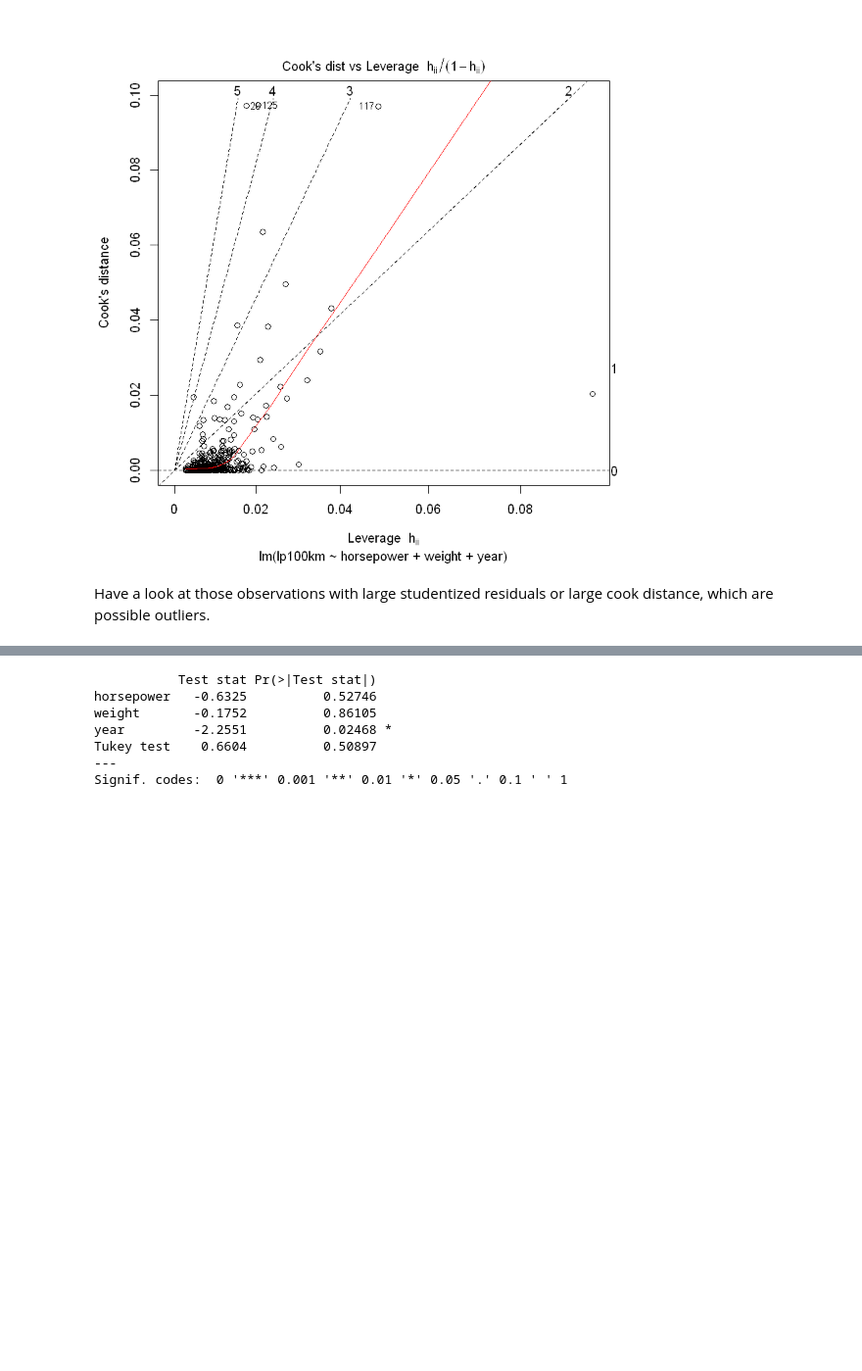
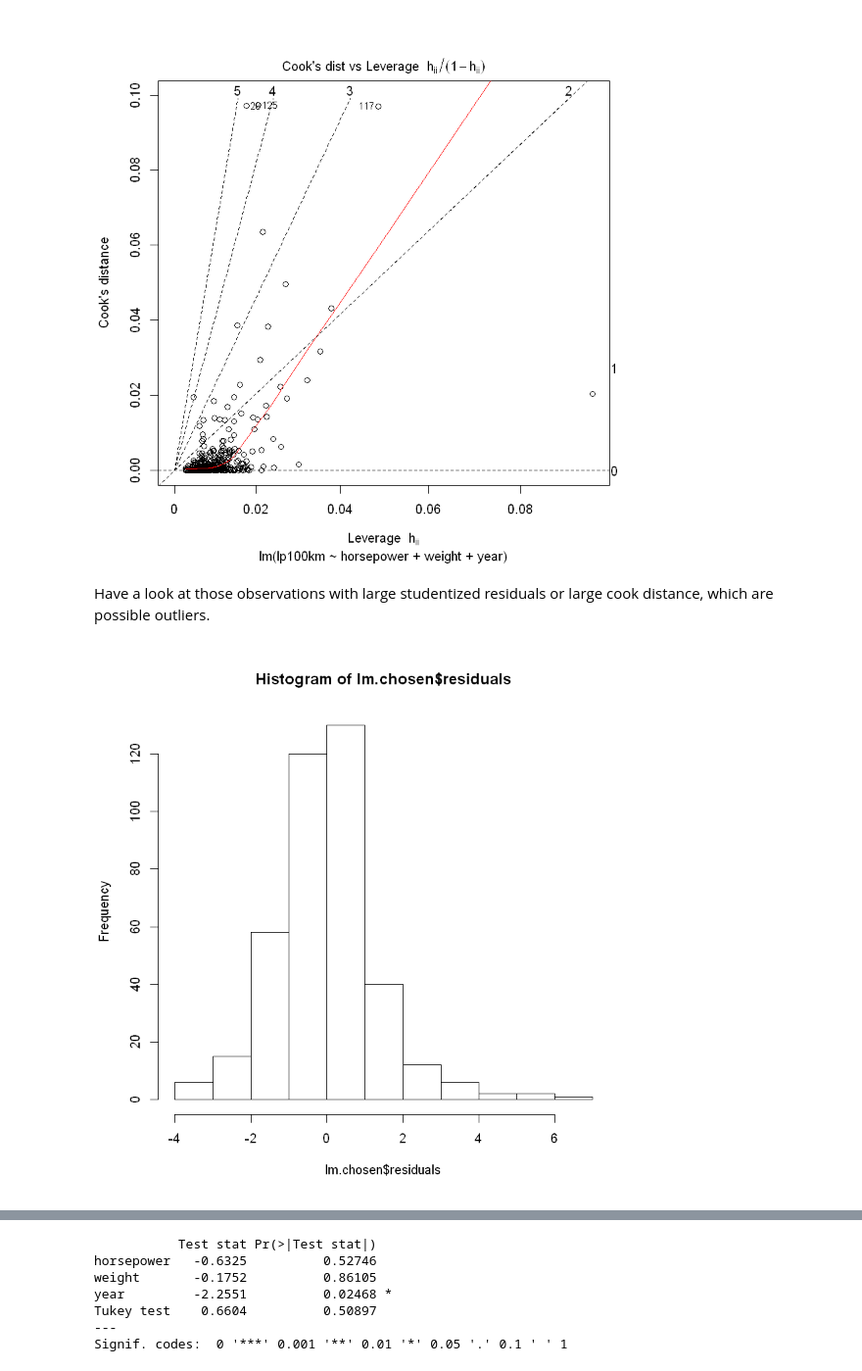
Before and after one commit to KillingVectorField/STA232-Final-Project, a Jupyter notebook: mpg_by_Jason.ipynb, the cells around one changed output, grey strips where cells are left out. Shown at 98% size. Drawn from its saved outputs; the diff is of its cells as text; code cells hidden in the pictures; blank space fills up the shorter version.

```diff
--- a/mpg_by_Jason.ipynb
+++ b/mpg_by_Jason.ipynb
@@ -213,4 +219,8 @@ plot(lm.chosen,which=1:6)
 [figure]
 # %% [markdown]
 Have a look at those observations with large studentized residuals or large cook distance, which are possible outliers.
+# %%
+hist(lm.chosen$residuals)
+# %% [output]
+[figure, added]
 # %%
```
Also changed, not shown: parts of 12 cells of this notebook.
